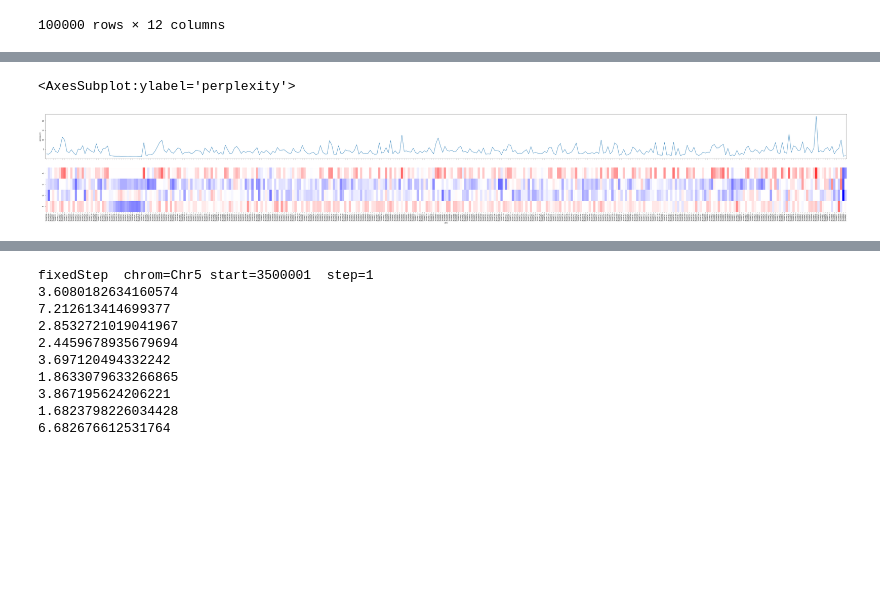
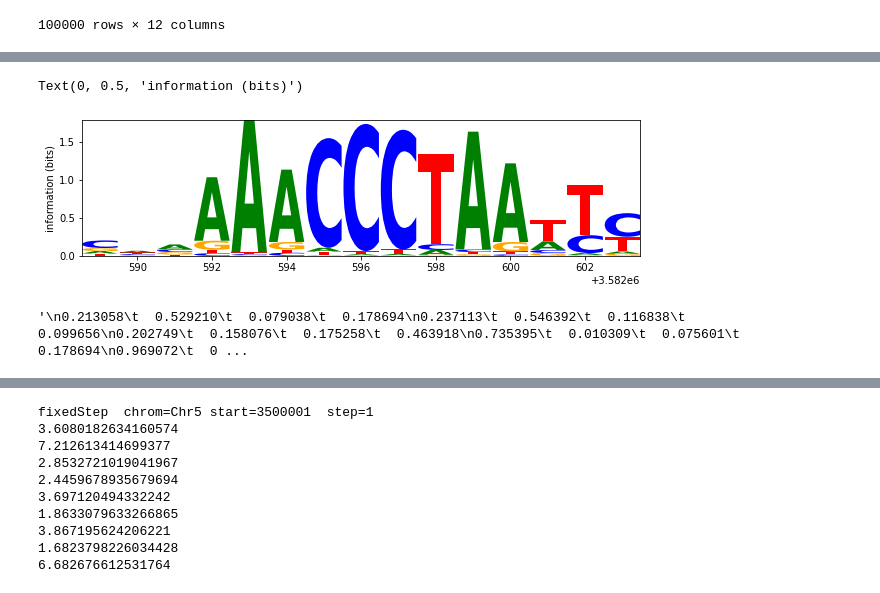
Before and after one commit to songlab-cal/gpn, a Jupyter notebook: plantbert/mlm/plot_perplexity_small_region.ipynb, the cells around one changed output, grey strips where cells are left out. Saved outputs shown, nothing was run; the diff lists cells and outputs as text; code cells hidden in the pictures; blank space fills up the shorter version.

Commit message:
Add motif logo

```diff
--- a/plantbert/mlm/plot_perplexity_small_region.ipynb
+++ b/plantbert/mlm/plot_perplexity_small_region.ipynb
@@ -170,29 +190,31 @@ df_llr.loc[min_pos:max_pos, nucleotides]
-# %%
-# Chr5:3,564,508-3,564,861
-min_pos = 3564508
-max_pos = 3564861
-
-#plt.figure(figsize=(40, 5))
-
-fig, axes = plt.subplots(2, 1, sharex=True, sharey=False, figsize=(80, 10))
-
-
-
-g = sns.heatmap(
-    data=df_llr.loc[min_pos:max_pos, nucleotides].T,
-    #square=True,
-    cbar=False,
-    cbar_kws={"orientation": "vertical", "shrink": .05, "label": "LLR"},
-    center=0,
-    cmap="bwr",
-    #annot=annot,
-    #fmt = ''
-    ax=axes[1]
-)
-
-sns.lineplot(data=df.loc[min_pos:max_pos], y="perplexity", x=g.get_xticks(), ax=axes[0])
-#df.loc[min_pos:max_pos].plot(x="pos", y="perplexity", ax=axes[0])
-# doesn't work because sns heatmap has a different actual xtick range.
-# %% [output]
-<AxesSubplot:ylabel='perplexity'>
-[figure, removed]
+# %%
+logomaker.Logo(
+    logomaker.transform_matrix(df.loc[min_pos:max_pos, nucleotides], from_type="probability", to_type="information"),
+)
+plt.ylabel("information (bits)")
+# %% [output]
+Text(0, 0.5, 'information (bits)')
+[figure, added]
+# %%
+# http://planttfdb.gao-lab.org/tf.php?sp=Ath&did=AT1G72740.1
+# http://planttfdb.gao-lab.org/motif/Ath/AT1G72740.meme
+string = """
+0.213058	  0.529210	  0.079038	  0.178694
+0.237113	  0.546392	  0.116838	  0.099656
+0.202749	  0.158076	  0.175258	  0.463918
+0.735395	  0.010309	  0.075601	  0.178694
+0.969072	  0.010309	  0.006873	  0.013746
+0.969072	  0.000000	  0.030928	  0.000000
+0.034364	  0.965636	  0.000000	  0.000000
+0.000000	  1.000000	  0.000000	  0.000000
+0.000000	  1.000000	  0.000000	  0.000000
+0.000000	  0.000000	  0.000000	  1.000000
+0.993127	  0.000000	  0.003436	  0.003436
+0.831615	  0.000000	  0.168385	  0.000000
+0.474227	  0.140893	  0.006873	  0.378007
+0.030928	  0.443299	  0.054983	  0.470790
+0.127148	  0.539519	  0.092784	  0.240550
+"""
+string
+# %% [output]
+'\n0.213058\t  0.529210\t  0.079038\t  0.178694\n0.237113\t  0.546392\t  0.116838\t  0.099656\n0.202749\t  0.158076\t  0.175258\t  0.463918\n0.735395\t  0.010309\t  0.075601\t  0.178694\n0.969072\t  0 ...
```
Also changed, not shown: parts of 8 cells of this notebook.
